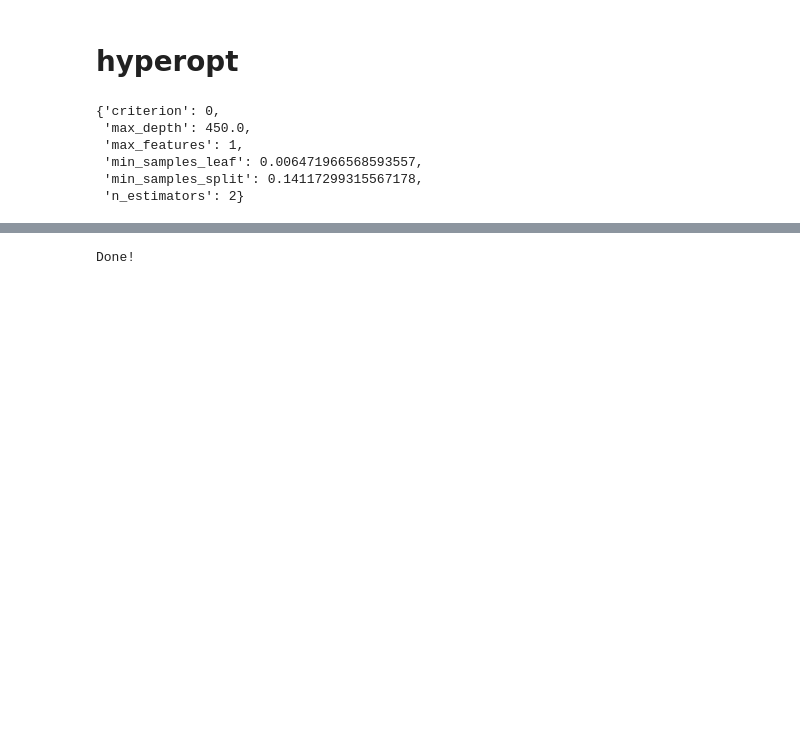
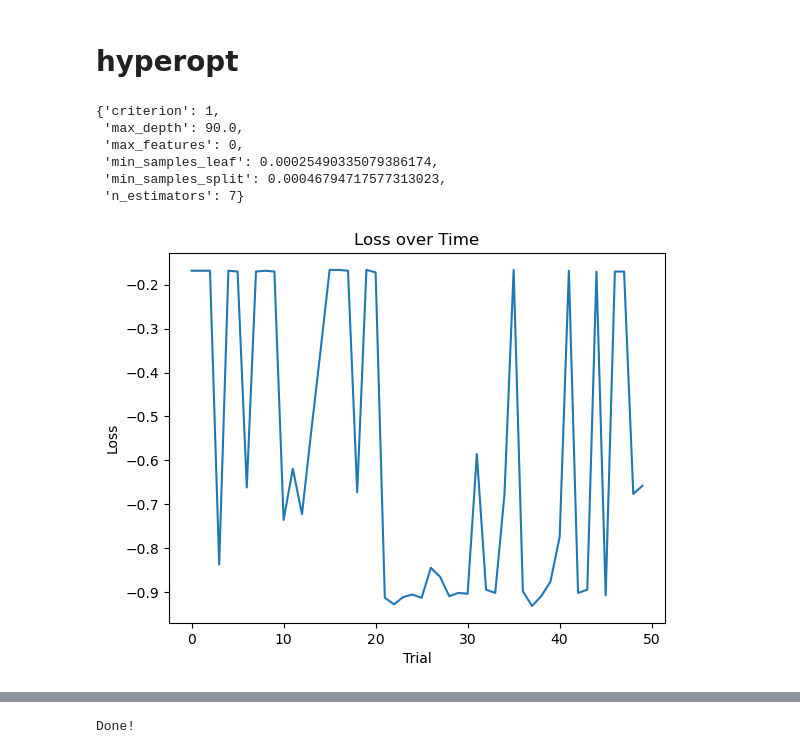
Before and after one commit to mauriciojeanfl/DisplayGEE, a Jupyter notebook: RandomForestBoosted.ipynb, the cells around one changed output, grey strips where cells are left out. Saved outputs shown, nothing was run; the diff lists cells and outputs as text; code cells hidden in the pictures; blank space fills up the shorter version.

```diff
--- a/RandomForestBoosted.ipynb
+++ b/RandomForestBoosted.ipynb
@@ -338,17 +307,28 @@ trials = Trials()
 best = fmin(fn = objective,
             space=space,
             algo= tpe.suggest,
-            max_evals=30,
+            max_evals=50,
             trials=trials
            )
 best
 # %% [output]
-{'criterion': 0,
- 'max_depth': 450.0,
- 'max_features': 1,
- 'min_samples_leaf': 0.006471966568593557,
- 'min_samples_split': 0.14117299315567178,
- 'n_estimators': 2}
+{'criterion': 1,
+ 'max_depth': 90.0,
+ 'max_features': 0,
+ 'min_samples_leaf': 0.00025490335079386174,
+ 'min_samples_split': 0.00046794717577313023,
+ 'n_estimators': 7}
+# %%
+# plot the loss over time
+import matplotlib.pyplot as plt
+loss = [x['result']['loss'] for x in trials.trials]
+plt.plot(loss)
+plt.title('Loss over Time')
+plt.xlabel('Trial')
+plt.ylabel('Loss')
+plt.show()
+# %% [output]
+[figure, added]
 # %%
 crit = {0: 'entropy', 1: 'gini'}
 feat = {0: 'auto', 1: 'sqrt', 2: 'log2', 3: None}
```
Also changed, not shown: parts of 14 cells of this notebook.
